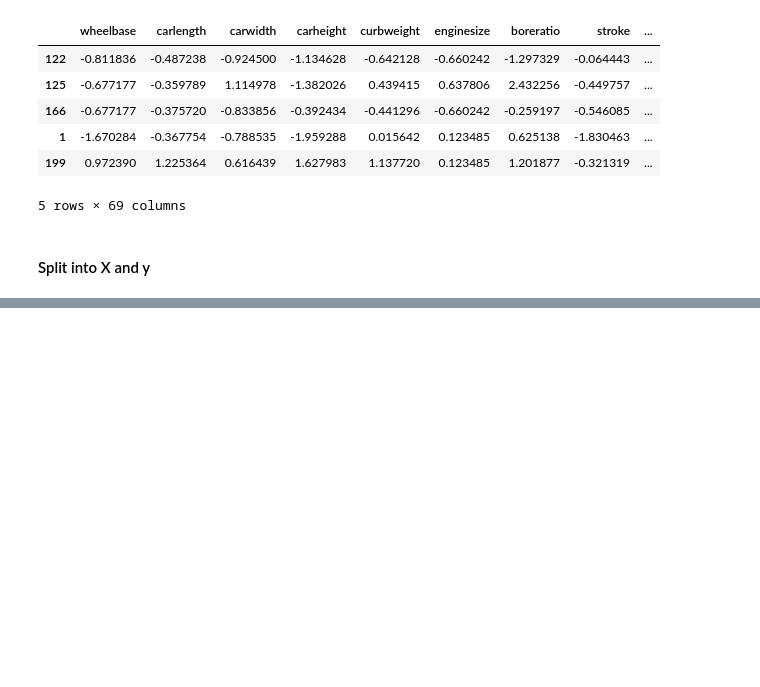
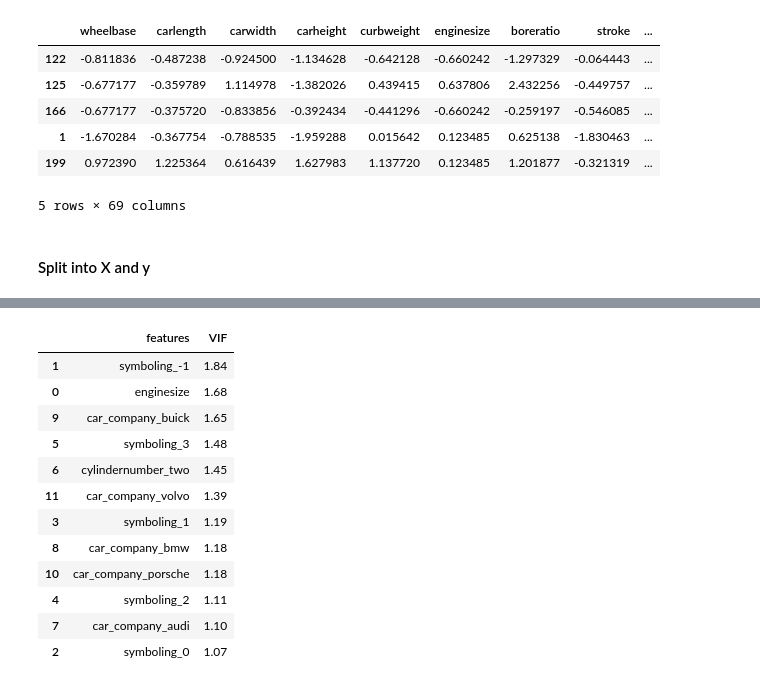
Before and after one commit to Karen9119/Car-Linear-Regression, a Jupyter notebook: DS C41.ipynb, the cells around one changed output, grey strips where cells are left out. Saved outputs shown, nothing was run; the diff lists cells and outputs as text; code cells hidden in the pictures; blank space fills up the shorter version.

```diff
--- a/DS C41.ipynb
+++ b/DS C41.ipynb
@@ -318,0 +449,22 @@ x_train = df_train
+# %%
+x_train_vif = x_train_rfe.drop(columns = 'const', axis = 1)
+vif = pd.DataFrame()
+vif['features'] = x_train_vif.columns
+vif['VIF'] = [variance_inflation_factor(x_train_vif.values, i) for i in range(len(x_train_vif.columns))]
+vif['VIF'] = round(vif['VIF'],2)
+vif = vif.sort_values(by ='VIF', ascending =False)
+vif
+# %% [output]
+|  | features | VIF |
+| 1 | symboling_-1 | 1.84 |
+| 0 | enginesize | 1.68 |
+| 9 | car_company_buick | 1.65 |
+| 5 | symboling_3 | 1.48 |
+| 6 | cylindernumber_two | 1.45 |
+| 11 | car_company_volvo | 1.39 |
+| 3 | symboling_1 | 1.19 |
+| 8 | car_company_bmw | 1.18 |
+| 10 | car_company_porsche | 1.18 |
+| 4 | symboling_2 | 1.11 |
+| 7 | car_company_audi | 1.10 |
+| 2 | symboling_0 | 1.07 |
```
Also changed, not shown: parts of 13 cells of this notebook.
